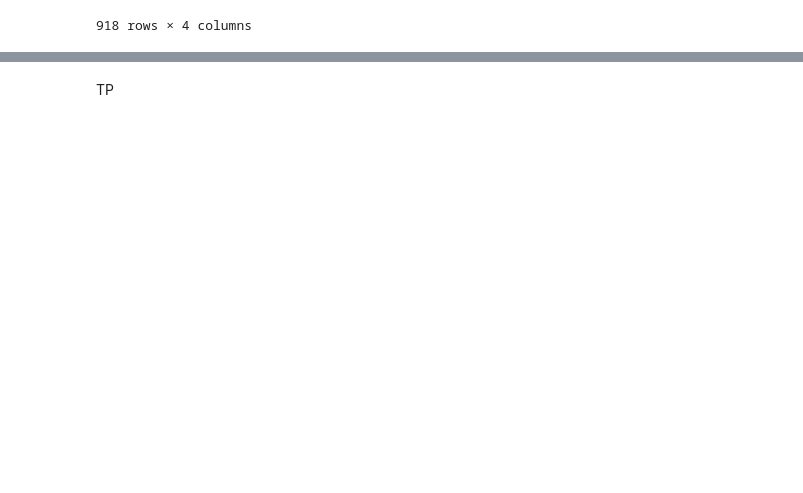
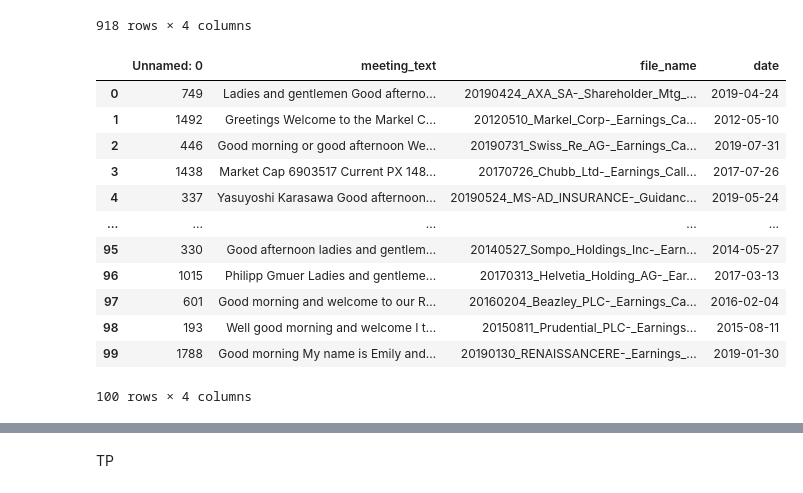
Before and after one commit to BoE-ARP-Bayes-MSc-BA/BoE_ARP_test01, a Jupyter notebook: final_model.ipynb, the cells around one changed output, grey strips where cells are left out. Drawn from its saved outputs; the diff is of its cells as text; code cells hidden in the pictures; blank space fills up the shorter version.

```diff
--- a/final_model.ipynb
+++ b/final_model.ipynb
@@ -69,6 +77,23 @@ df
 | 916 | 605 | Greetings and welcome to the Lanc... | 20150729_LANCASHIRE_HOLDI-_Earnin... | 2015-07-29 |
 | 917 | 1115 | Operator Good day and welcome to ... | 20181025_GJENSIDIGE_FORSI-_Earnin... | 2018-10-25 |
 918 rows × 4 columns
+# %%
+df = df.iloc[0:100,:]
+df
+# %% [output]
+|  | Unnamed: 0 | meeting_text | file_name | date |
+| 0 | 749 | Ladies and gentlemen Good afterno... | 20190424_AXA_SA-_Shareholder_Mtg_... | 2019-04-24 |
+| 1 | 1492 | Greetings Welcome to the Markel C... | 20120510_Markel_Corp-_Earnings_Ca... | 2012-05-10 |
+| 2 | 446 | Good morning or good afternoon We... | 20190731_Swiss_Re_AG-_Earnings_Ca... | 2019-07-31 |
+| 3 | 1438 | Market Cap 6903517 Current PX 148... | 20170726_Chubb_Ltd-_Earnings_Call... | 2017-07-26 |
+| 4 | 337 | Yasuyoshi Karasawa Good afternoon... | 20190524_MS-AD_INSURANCE-_Guidanc... | 2019-05-24 |
+| ... | ... | ... | ... | ... |
+| 95 | 330 | Good afternoon ladies and gentlem... | 20140527_Sompo_Holdings_Inc-_Earn... | 2014-05-27 |
+| 96 | 1015 | Philipp Gmuer Ladies and gentleme... | 20170313_Helvetia_Holding_AG-_Ear... | 2017-03-13 |
+| 97 | 601 | Good morning and welcome to our R... | 20160204_Beazley_PLC-_Earnings_Ca... | 2016-02-04 |
+| 98 | 193 | Well good morning and welcome I t... | 20150811_Prudential_PLC-_Earnings... | 2015-08-11 |
+| 99 | 1788 | Good morning My name is Emily and... | 20190130_RENAISSANCERE-_Earnings_... | 2019-01-30 |
+100 rows × 4 columns
 # %%
 # import the package
 import pandas as pd
```
Also changed, not shown: parts of 9 cells of this notebook, 5 other files.
